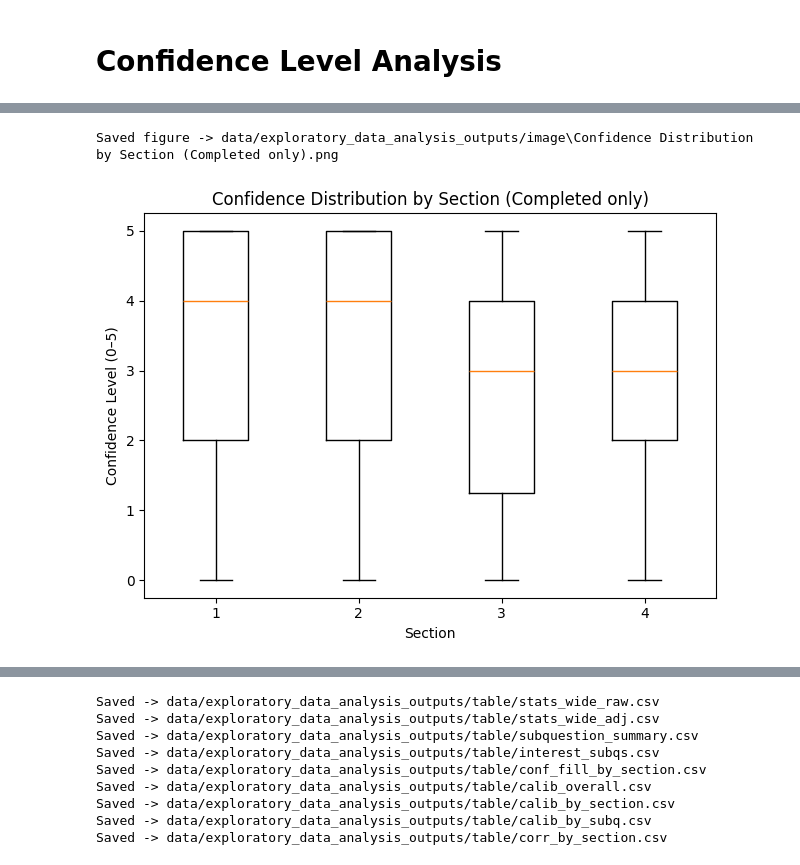
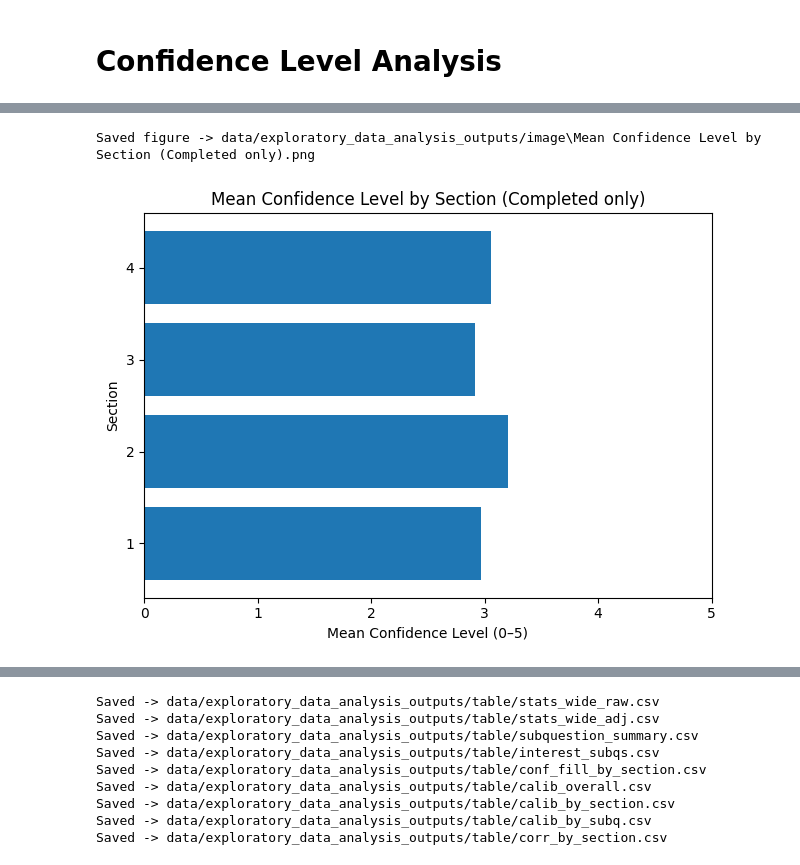
Before and after one commit to SaintHades/Simulation-coding-exercises-for-teaching-probability-theory, a Jupyter notebook: exploratory_data_analysis.ipynb, the cells around one changed output, grey strips where cells are left out. Cells and saved outputs as stored; diff of their text form; code cells hidden in the pictures.

```diff
--- a/exploratory_data_analysis.ipynb
+++ b/exploratory_data_analysis.ipynb
@@ -577,21 +583,38 @@ display(conf_fill_by_section)
 # %%
+# keep non-missing confidence only
 conf_nonmiss = long_sc.dropna(subset=["confidence"]).copy()
-sections = sorted(conf_nonmiss["section"].unique())
 
-data = [conf_nonmiss.loc[conf_nonmiss["section"] == sec, "confidence"] for sec in sections]
+# ensure section is clean and fixed to 1-4
+conf_nonmiss["section"] = conf_nonmiss["section"].astype(int)
+sections = [1, 2, 3, 4]
+
+# mean confidence by section
+mean_conf = (
+    conf_nonmiss
+    .groupby("section")["confidence"]
+    .mean()
+    .reindex(sections)
+)
+
+# plot (horizontal barplot)
+y = np.arange(len(sections))
 
 plt.figure()
-plt.boxplot(data, labels=sections, showfliers=False)
-plt.xlabel("Section")
-plt.ylabel("Confidence Level (0–5)")
-plt.title("Confidence Distribution by Section (Completed only)")
+plt.barh(y, mean_conf.values)
+
+plt.yticks(y, sections)  # force only 1,2,3,4
+plt.xlabel("Mean Confidence Level (0–5)")
+plt.ylabel("Section")
+plt.title("Mean Confidence Level by Section (Completed only)")
+plt.xlim(0, 5)
+
 plt.tight_layout()
-
-save_current_fig("Confidence Distribution by Section (Completed only)")
+save_current_fig("Mean Confidence Level by Section (Completed only)")
 plt.show()
+plt.close()
 # %% [output]
-Saved figure -> data/exploratory_data_analysis_outputs/image\Confidence Distribution by Section (Completed only).png
+Saved figure -> data/exploratory_data_analysis_outputs/image\Mean Confidence Level by Section (Completed only).png
-[figure, old version]
+[figure, new version]
 # %%
 calib_overall = (
     long_sc
```
Also changed, not shown: parts of 23 cells of this notebook, 30 other files.
